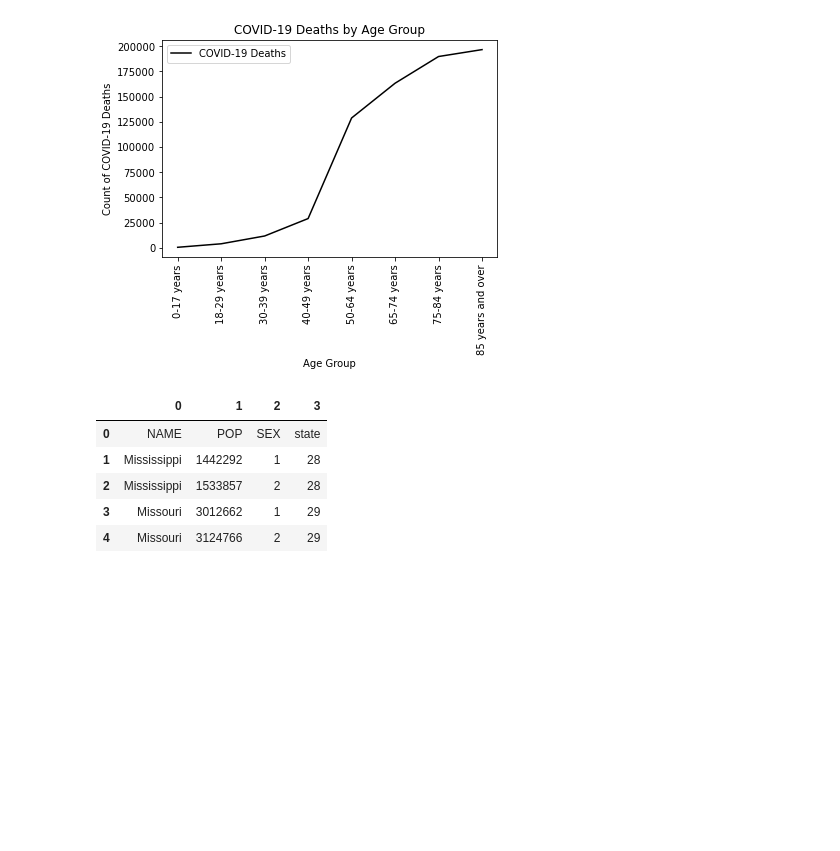
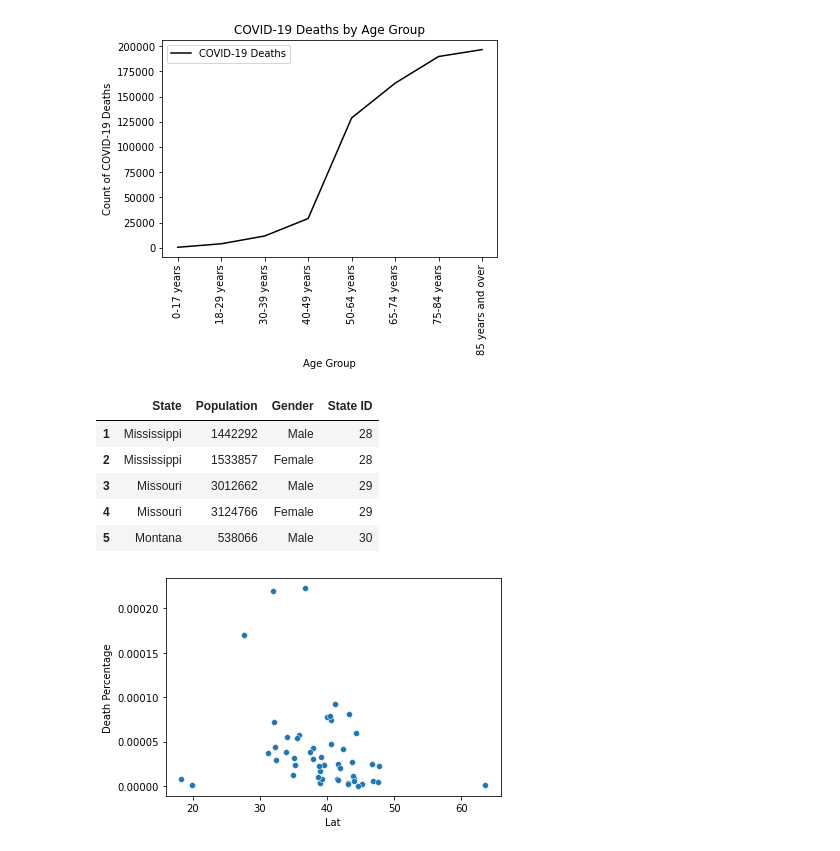
Before and after one commit to randallwvr90/Covid-Deaths-Analysis, a Jupyter notebook: Initial_AgeAndSexDD.ipynb, the cells around one changed output. Drawn from its saved outputs; the diff is of its cells as text; code cells hidden in the pictures; blank space fills up the shorter version.

```diff
--- a/Initial_AgeAndSexDD.ipynb
+++ b/Initial_AgeAndSexDD.ipynb
@@ -89,35 +91,80 @@ dtype: float64
 # %%
 # Is geographic location a factor in the number of deaths? - prashanth to break down into tasks
 # Probably need to get the state populations for this. - an api call to fill out the data frame
 # Could do a heat map for this one!
 
 # Tasks:
 # Research and find the api to get the population information by State
 
 census_api_url = "https://api.census.gov/data/2019/pep/charagegroups?get=NAME,POP&SEX=1,2&for=state:*"
 response = requests.get(census_api_url).json()
 census_df = pd.DataFrame(response)
 
+#census_df.to_excel("Output_data/census.xlsx")
+census_df.columns = census_df.iloc[0]
+census_df = census_df[1:]
 
-#census_df.to_excel("Output_data/census.xlsx")
+#Replace the values in the Sex column
+census_df["SEX"].replace({"1":"Male", "2": "Female"}, inplace=True)
 
-census_df.head()
+#Rename Sex to Gender and state to StateID of the columns
+census_df.rename(columns={"NAME": "State", "POP": "Population", "SEX": "Gender", "state": "State ID"}, inplace=True)
+
+#Save the census data in the output folder
+census_df.to_excel("Output_data/census.xlsx", index=False, sheet_name="Census Data")
+
+#Create the dataframe for COVID-19 deaths by state
+deaths_by_state_df = ageSexDF.loc[ageSexDF["State"] != "United States"]
+deaths_by_state_df.head()
+
+#group by state
+state_info_df = pd.DataFrame(deaths_by_state_df.groupby(by="State").sum() ["COVID-19 Deaths"])
+
+#Convert the population values to an Integer as it is stored as a String value
+census_df["Population"] = census_df["Population"].astype("int")
+
+#Create the population by state dataframe
+population_by_state_df = pd.DataFrame(census_df.groupby(by="State").sum() ["Population"])
+
+
+#Merge population and census dataframes using State as the key
+state_info_df = pd.merge(state_info_df, population_by_state_df, how="inner", on="State")
+
+#Calculate the percentage of deaths by state
+state_info_df["Death Percentage"] = state_info_df["COVID-19 Deaths"] / state_info_df["Population"].sum()
+state_info_df["Death Percentage"] = state_info_df["Death Percentage"].astype("float")
+
+state_info_df = state_info_df.reset_index()
+
+#Read the Lat Long xlsx and merge it into the state_info_df dataframe
+
+lat_long_df = pd.read_excel("resources/lat_long.xlsx")
+state_info_df = pd.merge(state_info_df, lat_long_df, how = "inner", on="State")
+
+
+#plt.scatter(state_info_df["Lat"], state_info_df["Death Percentage"], marker="")
+
+lat_plt = sns.scatterplot(state_info_df["Lat"], state_info_df["Death Percentage"])
+
+
 
 
 
 # Write the code to get the state population - prashanth
 # Create a dataframe by State and Covid-19 deaths - prashanth
 # Add the State population to the state dataframe - prashanth
 # Create statistics by state - prashanth
 # Plot a heat map using google maps  - use number of deaths as weight - prashanth
 #      Will need to call an API to get the lat and long for each state - prashanth
 # Analyze and summarize the findings # latlong.net - can help with the heat map - prashanth
+census_df.head()
 # %% [output]
-|  | 0 | 1 | 2 | 3 |
-| 0 | NAME | POP | SEX | state |
-| 1 | Mississippi | 1442292 | 1 | 28 |
-| 2 | Mississippi | 1533857 | 2 | 28 |
-| 3 | Missouri | 3012662 | 1 | 29 |
-| 4 | Missouri | 3124766 | 2 | 29 |
+|  | State | Population | Gender | State ID |
+| 1 | Mississippi | 1442292 | Male | 28 |
+| 2 | Mississippi | 1533857 | Female | 28 |
+| 3 | Missouri | 3012662 | Male | 29 |
+| 4 | Missouri | 3124766 | Female | 29 |
+| 5 | Montana | 538066 | Male | 30 |
+[figure, added]
 # %%
 # What effect does sex have on covid mortality?
```
Also changed, not shown: parts of 2 cells of this notebook, 4 other files.
